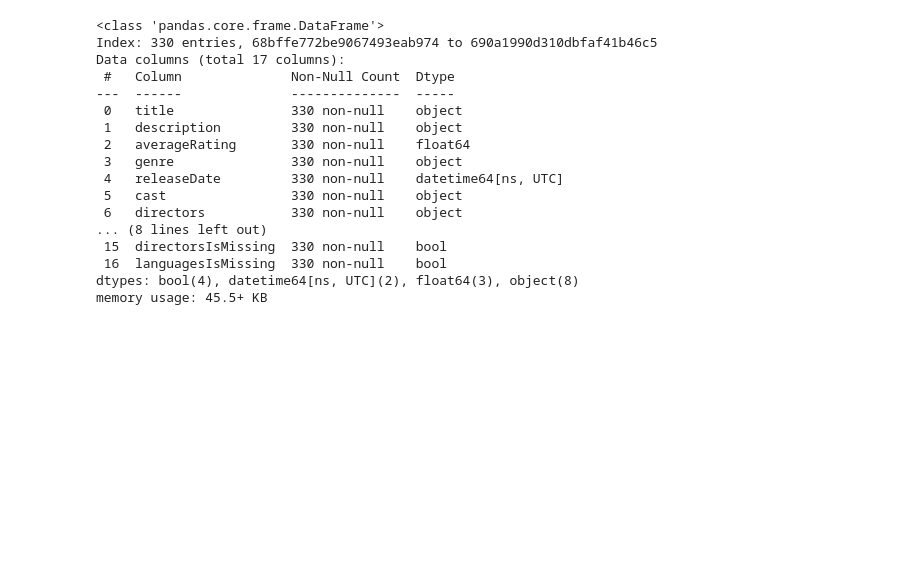
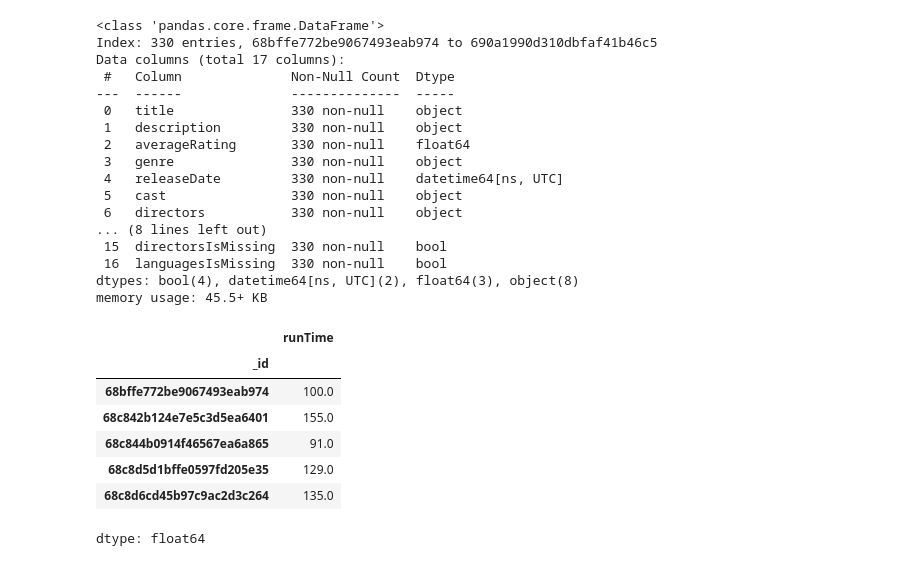
Before and after one commit to Shruthikshetty/media-logger-recommender, a Jupyter notebook: training_notebooks/Movies_recommendation_model.ipynb, the cells around one changed output. Cells and saved outputs as stored; diff of their text form; code cells hidden in the pictures; blank space fills up the shorter version.

```diff
--- a/training_notebooks/Movies_recommendation_model.ipynb
+++ b/training_notebooks/Movies_recommendation_model.ipynb
@@ -1072,0 +1070,26 @@ memory usage: 45.5+ KB
+# %%
+# now lets handle outliers .
+# we will need to handle it for runTime and releaseDate
+
+#lest use IQR to handle runtime  (The Interquartile Rang)
+
+Q1 = df_clean["runTime"].quantile(0.10)#first quartile)
+Q3 = df_clean["runTime"].quantile(0.85)#third quartile
+
+IQR = Q3-Q1
+
+lower_bound = Q1 - 1.5 * IQR
+upper_bound = Q3 + 1.5 * IQR
+
+df_clean["runTime"] = df_clean["runTime"].clip(lower= lower_bound , upper=upper_bound)
+
+df_clean["runTime"].head()
+# %% [output]
+|  | runTime |
+| _id |  |
+| 68bffe772be9067493eab974 | 100.0 |
+| 68c842b124e7e5c3d5ea6401 | 155.0 |
+| 68c844b0914f46567ea6a865 | 91.0 |
+| 68c8d5d1bffe0597fd205e35 | 129.0 |
+| 68c8d6cd45b97c9ac2d3c264 | 135.0 |
+dtype: float64
```
Also changed, not shown: parts of 2 cells of this notebook.
